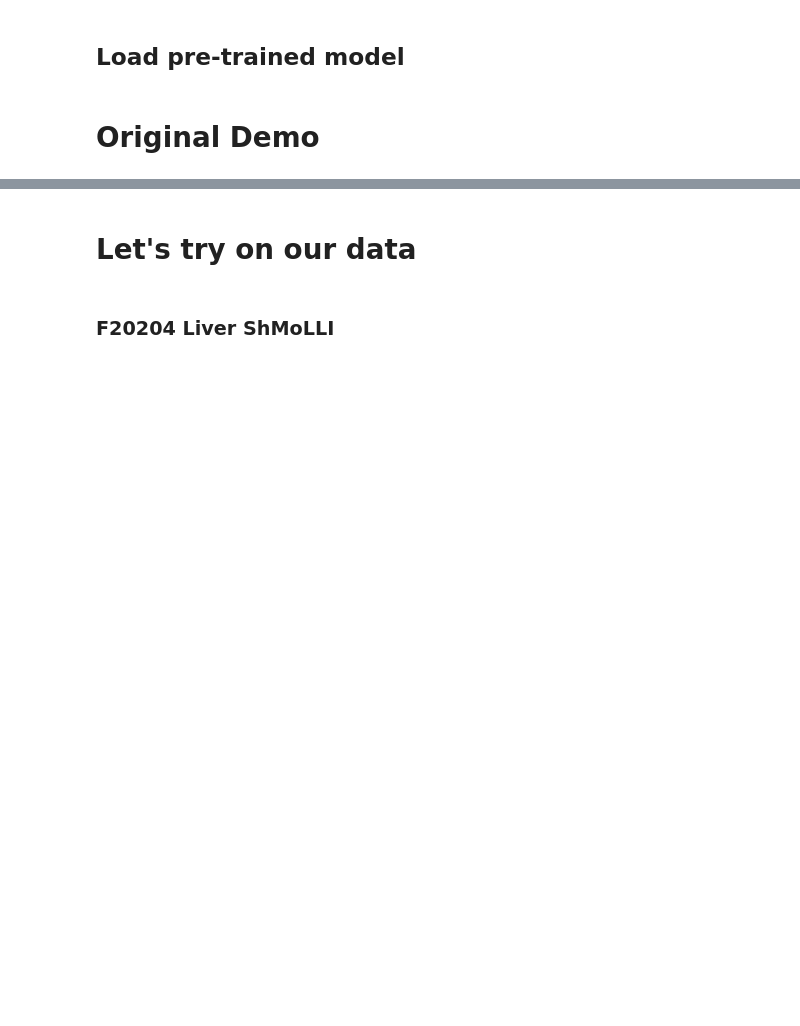
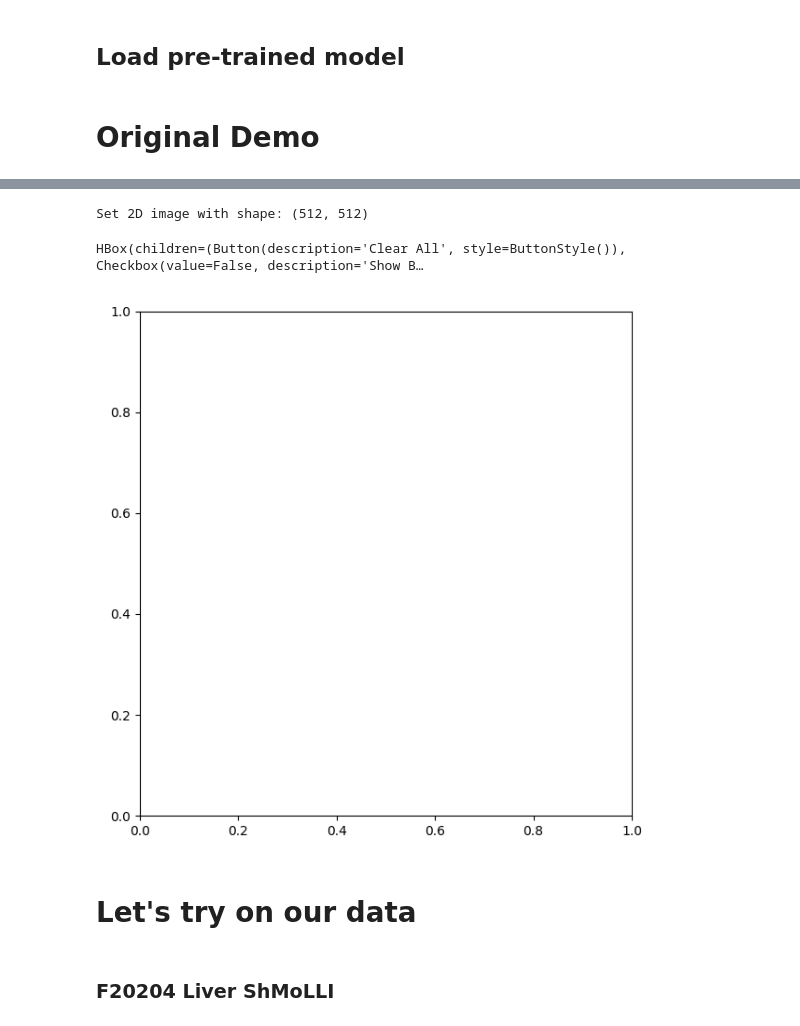
Before and after one commit to soumickmj/MedSAM, a Jupyter notebook: prova_MedSAM_BBox.ipynb, the cells around one changed output, grey strips where cells are left out. Cells and saved outputs as stored; diff of their text form; code cells hidden in the pictures; blank space fills up the shorter version.

```diff
--- a/prova_MedSAM_BBox.ipynb
+++ b/prova_MedSAM_BBox.ipynb
@@ -45,5 +48,10 @@ plt.title('middle slice:'+str(image_slice_id))
 # %%
-bbox_prompt_demo.show(image_slice)
+bbox_prompt_demo.set_image(image_slice)
+bbox_prompt_demo.show()
+# %% [output]
+Set 2D image with shape: (512, 512)
+HBox(children=(Button(description='Clear All', style=ButtonStyle()), Checkbox(value=False, description='Show B…
+[figure, added]
 # %% [markdown]
 # Let's try on our data
 # %% [markdown]
```
Also changed, not shown: parts of 3 cells of this notebook, 7 other files.
